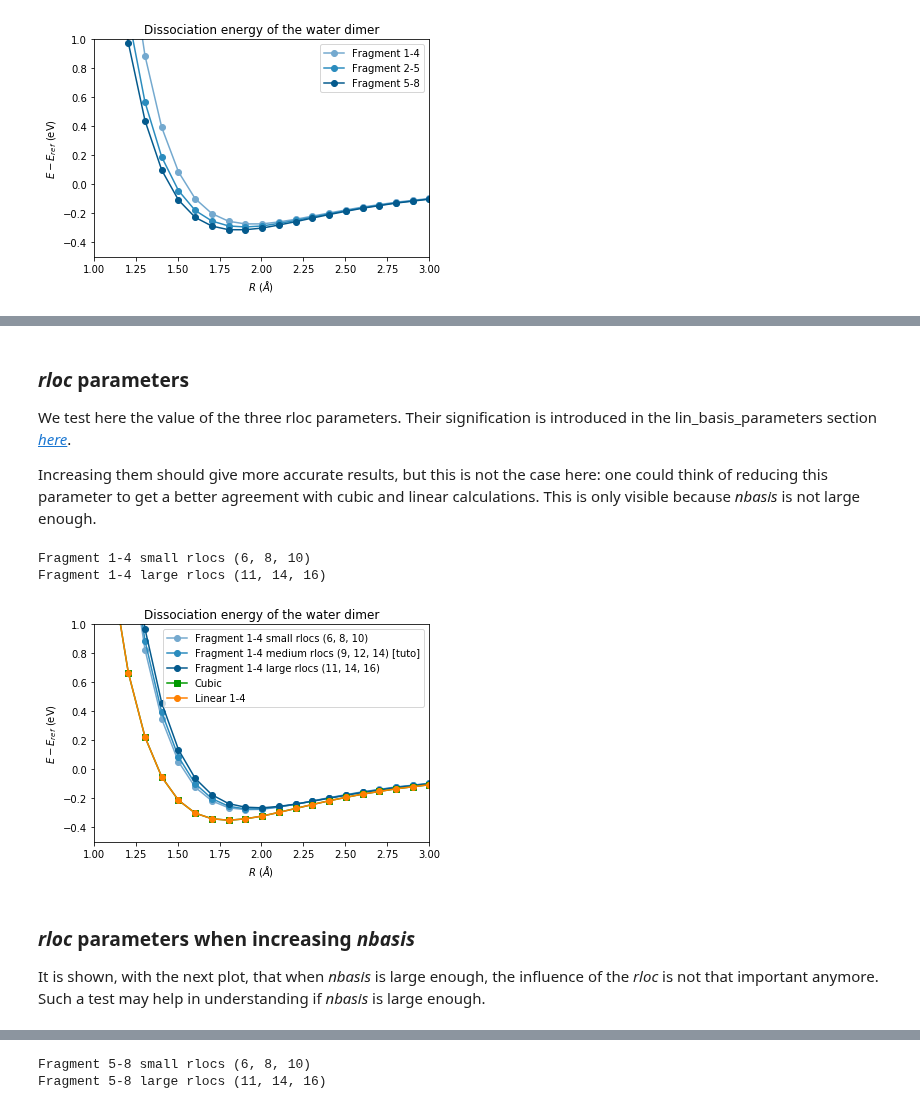
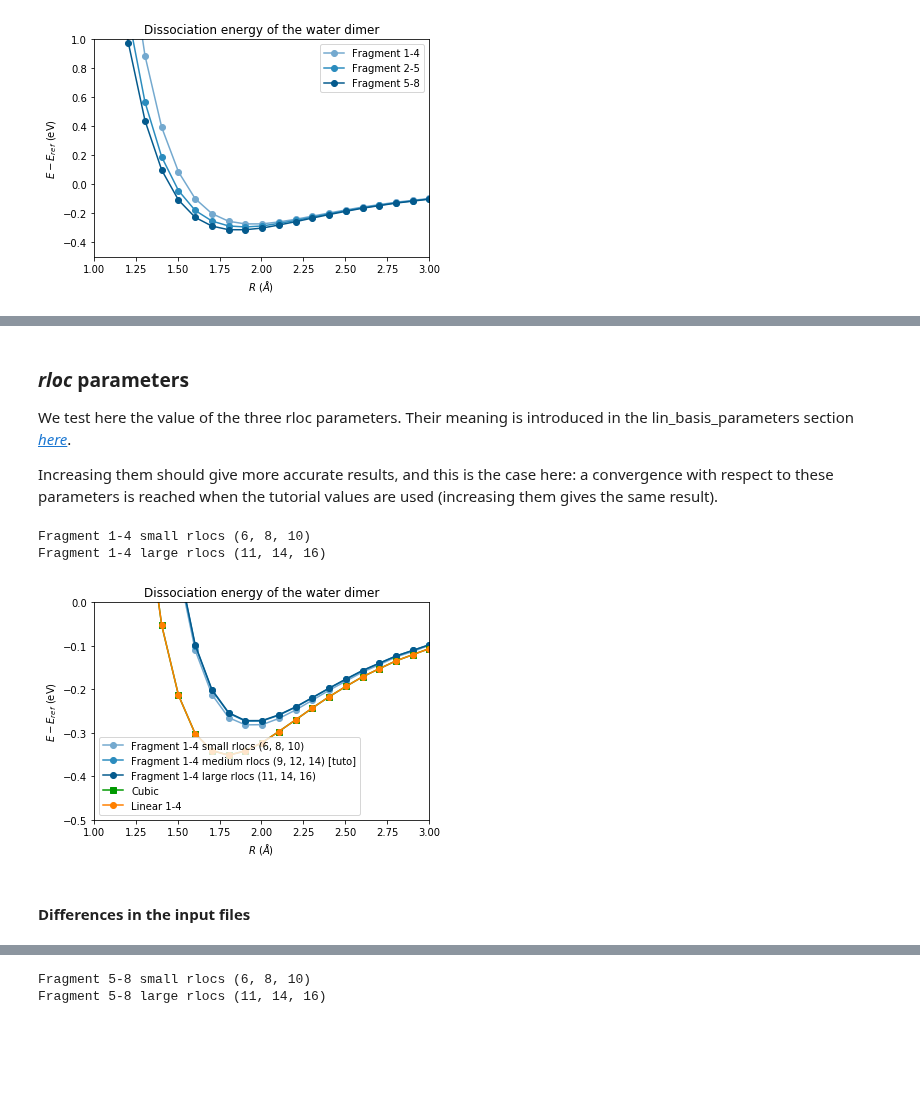
Before and after one commit to luigigenovese/BigDFT-nb, a Jupyter notebook: CDFT-H2O/dissociation.ipynb, the cells around one changed output, grey strips where cells are left out. Cells and saved outputs as stored; diff of their text form; code cells hidden in the pictures; blank space fills up the shorter version.

Commit message:
More tests and difference of input files.

```diff
--- a/CDFT-H2O/dissociation.ipynb
+++ b/CDFT-H2O/dissociation.ipynb
@@ -278,8 +590,8 @@ plt.show()
 # %% [markdown]
 ### *rloc* parameters
-We test here the value of the three rloc parameters. Their signification is introduced in the lin_basis_parameters section [*here*](http://bigdft.org/Wiki/index.php?title=Input_variables).
+We test here the value of the three rloc parameters. Their meaning is introduced in the lin_basis_parameters section [*here*](http://bigdft.org/Wiki/index.php?title=Input_variables).
 
-Increasing them should give more accurate results, but this is not the case here: one could think of reducing this parameter to get a better agreement with cubic and linear calculations. This is only visible because *nbasis* is not large enough.
+Increasing them should give more accurate results, and this is the case here: a convergence with respect to these parameters is reached when the tutorial values are used (increasing them gives the same result).
 # %%
 #Small rlocs (rloc, rloc_foe, rloc_foe_kernel) = (6, 8, 10)
 frag_1_4_small_rlocs = find_data("H2O/templates_tests/H2O/test7/H2O-dimer/dimer*/log-*yaml",
@@ -297,23 +609,22 @@ frag_1_4['legend'] = 'Fragment 1-4 medium rlocs (9, 12, 14) [tuto]'
 # %%
 # Chose the dissociation curves to be plotted
 curves = [frag_1_4_small_rlocs, frag_1_4,
           frag_1_4_large_rlocs, cubic, lin_1_4]
 # Lists of markers and colors (for matplotlib)
 colors = ['#74a9cf', '#2b8cbe', '#045a8d', '#009900', '#FF8000']
 markers = ['o']*3+['s']+['o']
 # Plot with matplotlib
 for i, data in enumerate(curves):
     plt.plot(data['distances'], data['energies'], marker=markers[i],
              ls='-', label=data['legend'], color=colors[i])
-plt.ylim([-0.5, 1.0])
+plt.ylim([-0.5, 0.0])
 plt.xlim([1.0, 3.0])
 plt.xlabel('$R$ ($\AA$)')
 plt.ylabel('$E-E_{ref}$ (eV)')
 plt.title('Dissociation energy of the water dimer')
 plt.legend()
 plt.show()
 # %% [output]
-[figure, old version]
+[figure, new version]
-# %% [markdown]
-### *rloc* parameters when increasing *nbasis*
-It is shown, with the next plot, that when *nbasis* is large enough, the influence of the *rloc* is not that important anymore. Such a test may help in understanding if *nbasis* is large enough.
+# %% [markdown]
+#### Differences in the input files
```
Also changed, not shown: parts of 26 cells of this notebook.
